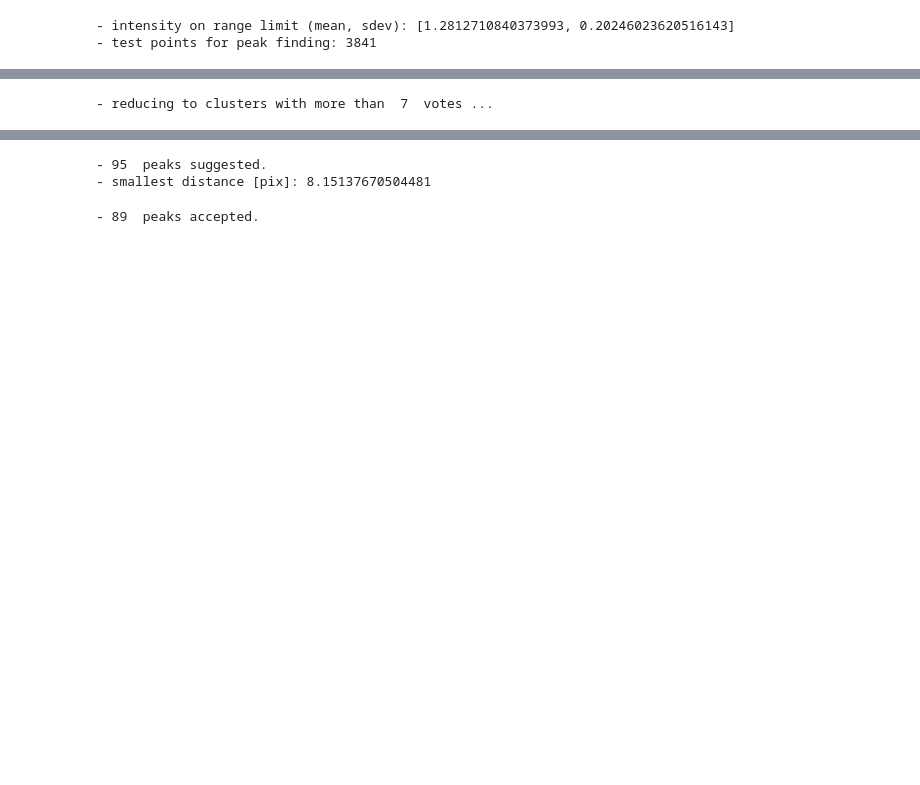
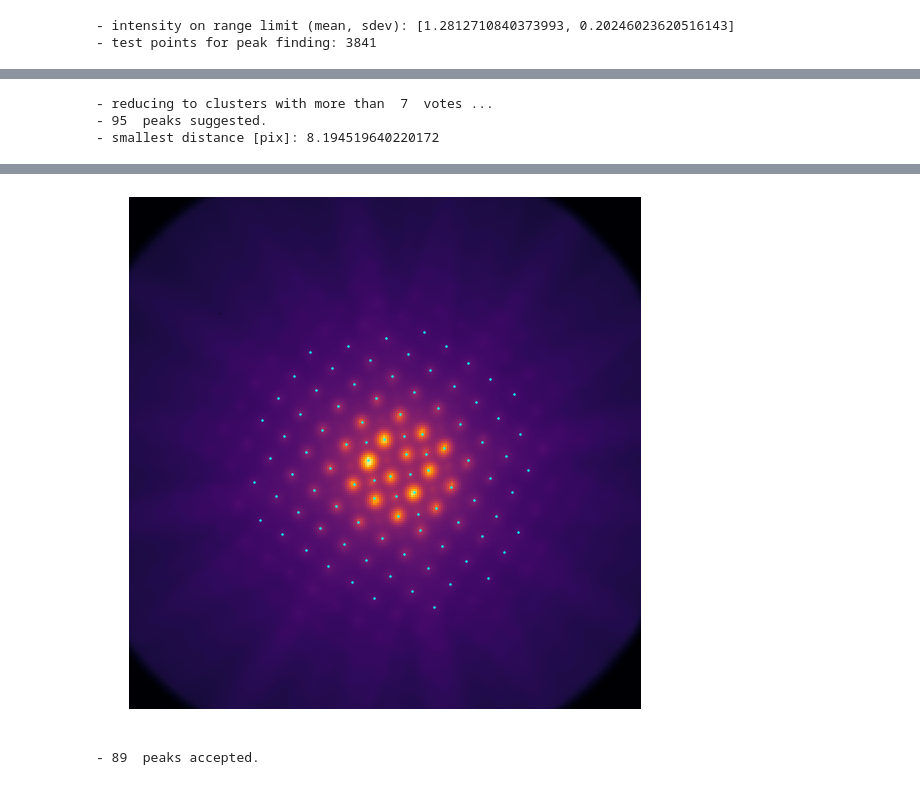
Before and after one commit to ju-bar/emilys, a Jupyter notebook: notebooks/CalibDiffraction.ipynb, the cells around one changed output, grey strips where cells are left out. Cells and saved outputs as stored; diff of their text form; code cells hidden in the pictures; blank space fills up the shorter version.

```diff
--- a/notebooks/CalibDiffraction.ipynb
+++ b/notebooks/CalibDiffraction.ipynb
@@ -131,15 +124,14 @@ rpopthr = 0.2 # ! Set this to identify low population thresholds ! (0 ... 1, 0.1
 nclpop = int(lrpt.shape[0] / len(lcl.lcluster) * rpopthr)
 print('- reducing to clusters with more than ', nclpop,' votes ...')
 lpk0 = []
-plot2 = aplt.arrayplot2d(limg0**0.3, 2, 'inferno') # plot image
-# show points
-ax = plt.gca()
 for l in range(0, len(lcl.lcluster)):
     if len(lcl.lcluster[l].population) > nclpop:
         lpk0.append(lcl.lcluster[l].mean)
-        prangecircle = Circle(lpk0[len(lpk0)-1], 0.5, color='w', fill=True)
-        ax.add_patch(prangecircle)
 print('-',len(lpk0),' peaks suggested.')
+fig2, ax2 = aplt.arrayplot2d(limg0**0.3, 2, 'inferno') # plot image
+# show points
+lpk0t = np.transpose(lpk0)
+ax2.scatter(*lpk0t,s=2.,c='cyan')
 # calculate smallest distance found ...
 dmin = ndim[0] + ndim[1]
 for l in range(0, len(lpk0)-1):
@@ -152,3 +144,5 @@ pkdmin0 = dmin
 print('- smallest distance [pix]:', pkdmin0)
 # %% [output]
 - reducing to clusters with more than  7  votes ...
+- 95  peaks suggested.
+- smallest distance [pix]: 8.194519640220172
@@ -157,5 +149,4 @@ print('- smallest distance [pix]:', pkdmin0)
-- 95  peaks suggested.
-- smallest distance [pix]: 8.15137670504481
+[figure, added]
 # %%
 # The cluster mean values, as expected positions of local maxima,
 # are refined further by fitting a Gaussian peak function to the
```
Also changed, not shown: parts of 23 cells of this notebook, 4 other files.
